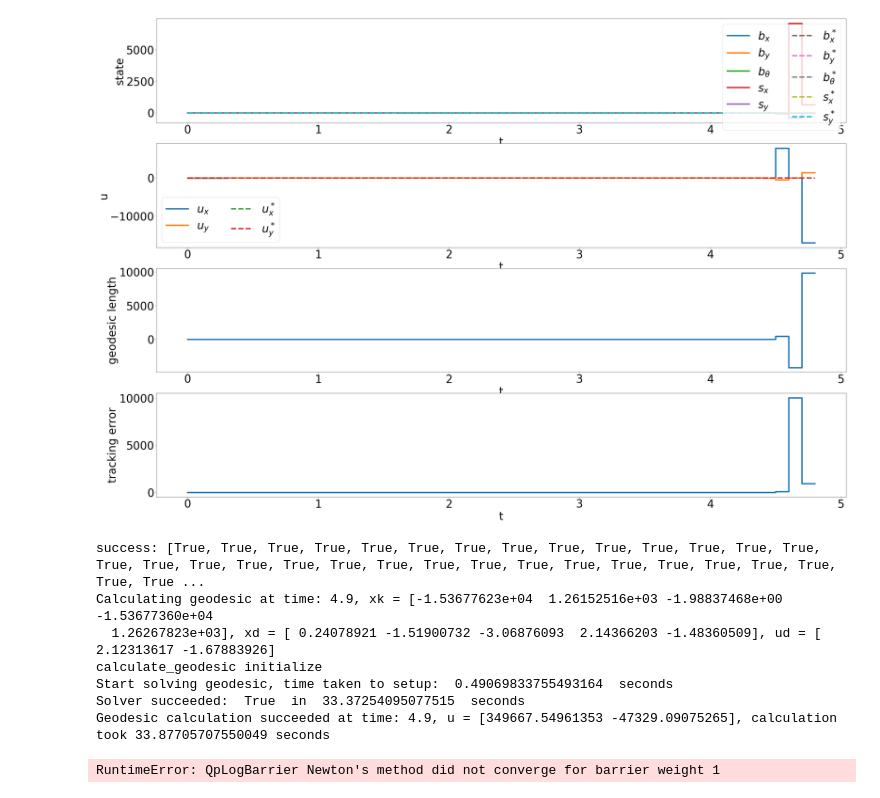
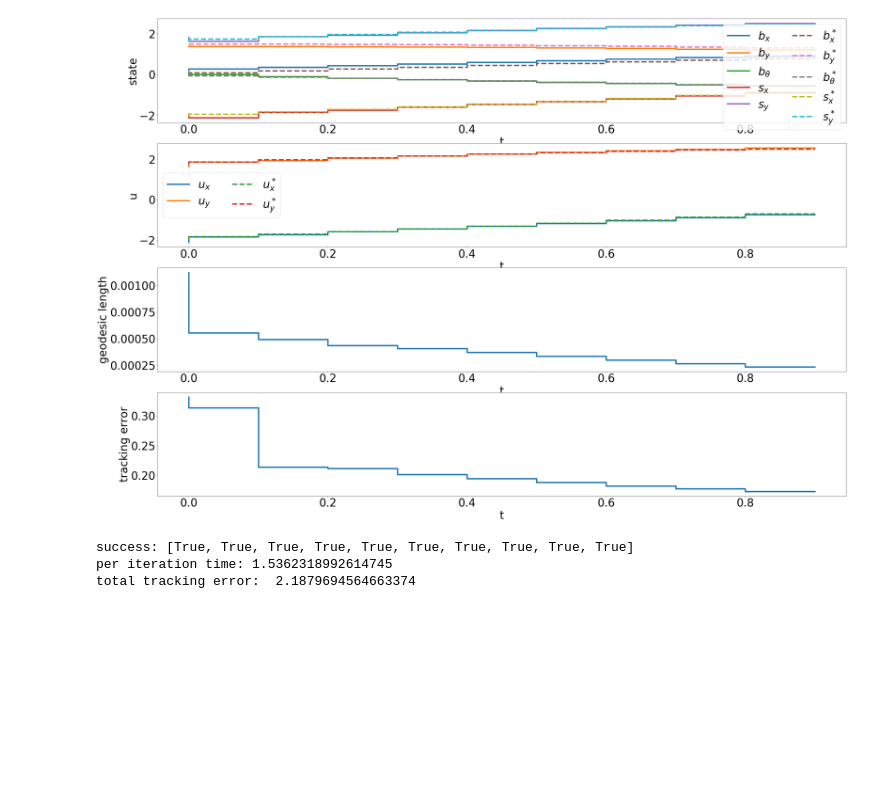
Before and after one commit to shaoyuancc/dccm_quasistatic, a Jupyter notebook: dccm_quasistatic/theory/dccm_evaluator.ipynb, the cells around one changed output. Cells and saved outputs as stored; diff of their text form; code cells hidden in the pictures; blank space fills up the shorter version.

Commit message:
report results section

```diff
--- a/dccm_quasistatic/theory/dccm_evaluator.ipynb
+++ b/dccm_quasistatic/theory/dccm_evaluator.ipynb
@@ -75,7 +75,7 @@ def draw_plot(t, q, q_des, u, u_des, geodesic, tracking_error):
     axis.set_xlabel('t')
     plt.show()
 
-def evaluate_controller(sample_generator_params, dccm_params, traj_id):
+def evaluate_controller(sample_generator_params, dccm_params, traj_id, save_results=True):
     file_prefix = "saved_dccm_coeffs/circ_"
     base_filename = f"samples{sample_generator_params.n_samples}_lbw{sample_generator_params.log_barrier_weight}_deg{dccm_params.deg}_beta{str(dccm_params.beta).split('.')[1]}.npy"
 
@@ -151,7 +151,8 @@ def evaluate_controller(sample_generator_params, dccm_params, traj_id):
     success_log = []
     tracking_error_log = []
 
-    for i in range(n_steps):
+    start_time = time.time()
+    for i in range(n_steps): #n_steps
         t=i*sim_p.h
         t_log.append(t)
         q_log.append(q)
@@ -178,51 +179,47 @@ def evaluate_controller(sample_generator_params, dccm_params, traj_id):
         success_log.append(success)
         draw_plot(t_log, q_log, q_desired[:i+1, :], u_log, u_desired_log, geodesic_log, tracking_error_log)
         print(f"success: {success_log}")
-
+    print(f"per iteration time: {(time.time() - start_time)/n_steps}")
     print(f"total tracking error: ", np.sum(tracking_error_log))
 
-    results_file_name = f"results/circ_traj{traj_id}_ngeoseg_{dccm_params.n_geodesic_segments}_{base_filename}.zarr"
-    root = zarr.open_group(results_file_name, mode='w')
+    if save_results:
+        results_file_name = f"results/circ_traj{traj_id}_ngeoseg_{dccm_params.n_geodesic_segments}_{base_filename}.zarr"
+        root = zarr.open_group(results_file_name, mode='w')
 
-    root["success"] = success_log
-    root["t"] = t_log
-    root["q_desired"] = q_desired
-    root["u_desired"] = u_desired_log
-    root["q"] = q_log
-    root["u"] = u_log
-    root["geodesic"] = geodesic_log
-    root["tracking_error"] = tracking_error_log
+        root["success"] = success_log
+        root["t"] = t_log
+        root["q_desired"] = q_desired
+        root["u_desired"] = u_desired_log
+        root["q"] = q_log
+        root["u"] = u_log
+        root["geodesic"] = geodesic_log
+        root["tracking_error"] = tracking_error_log
 # %%
 sample_generator_params = SampleGeneratorParams(
     log_barrier_weight=10,
     n_samples=500,
     actuated_collision_geomtery_names=["hand::collision"]
 )
 
 dccm_params = DCCMParams(
     dim_x=5,
     dim_u=2,
     deg=6,
     beta=0.1,
     n_geodesic_segments=1,
 )
 
 # n_samples_list = [500] # already have the results for 2000
 # for n_samples in n_samples_list:
 #     sample_generator_params.n_samples = n_samples
 #     evaluate_controller(sample_generator_params, dccm_params, "A")
 
 sample_generator_params.n_samples = 500
 dccm_params.deg = 4
-dccm_params.beta = 0.3
-evaluate_controller(sample_generator_params, dccm_params, "A")
+dccm_params.beta = 0.1
+evaluate_controller(sample_generator_params, dccm_params, "A", save_results=False)
 # %% [output]
-[figure, old version]
+[figure, new version]
-success: [True, True, True, True, True, True, True, True, True, True, True, True, True, True, True, True, True, True, True, True, True, True, True, True, True, True, True, True, True, True, True, True ...
-Calculating geodesic at time: 4.9, xk = [-1.53677623e+04  1.26152516e+03 -1.98837468e+00 -1.53677360e+04
-  1.26267823e+03], xd = [ 0.24078921 -1.51900732 -3.06876093  2.14366203 -1.48360509], ud = [ 2.12313617 -1.67883926]
-calculate_geodesic initialize
-Start solving geodesic, time taken to setup:  0.49069833755493164  seconds
-Solver succeeded:  True  in  33.37254095077515  seconds
-Geodesic calculation succeeded at time: 4.9, u = [349667.54961353 -47329.09075265], calculation took 33.87705707550049 seconds
+success: [True, True, True, True, True, True, True, True, True, True]
+per iteration time: 1.5362318992614745
+total tracking error:  2.1879694564663374
-RuntimeError: QpLogBarrier Newton's method did not converge for barrier weight 1
```
Also changed, not shown: parts of 1 cell of this notebook, 14 other files.
